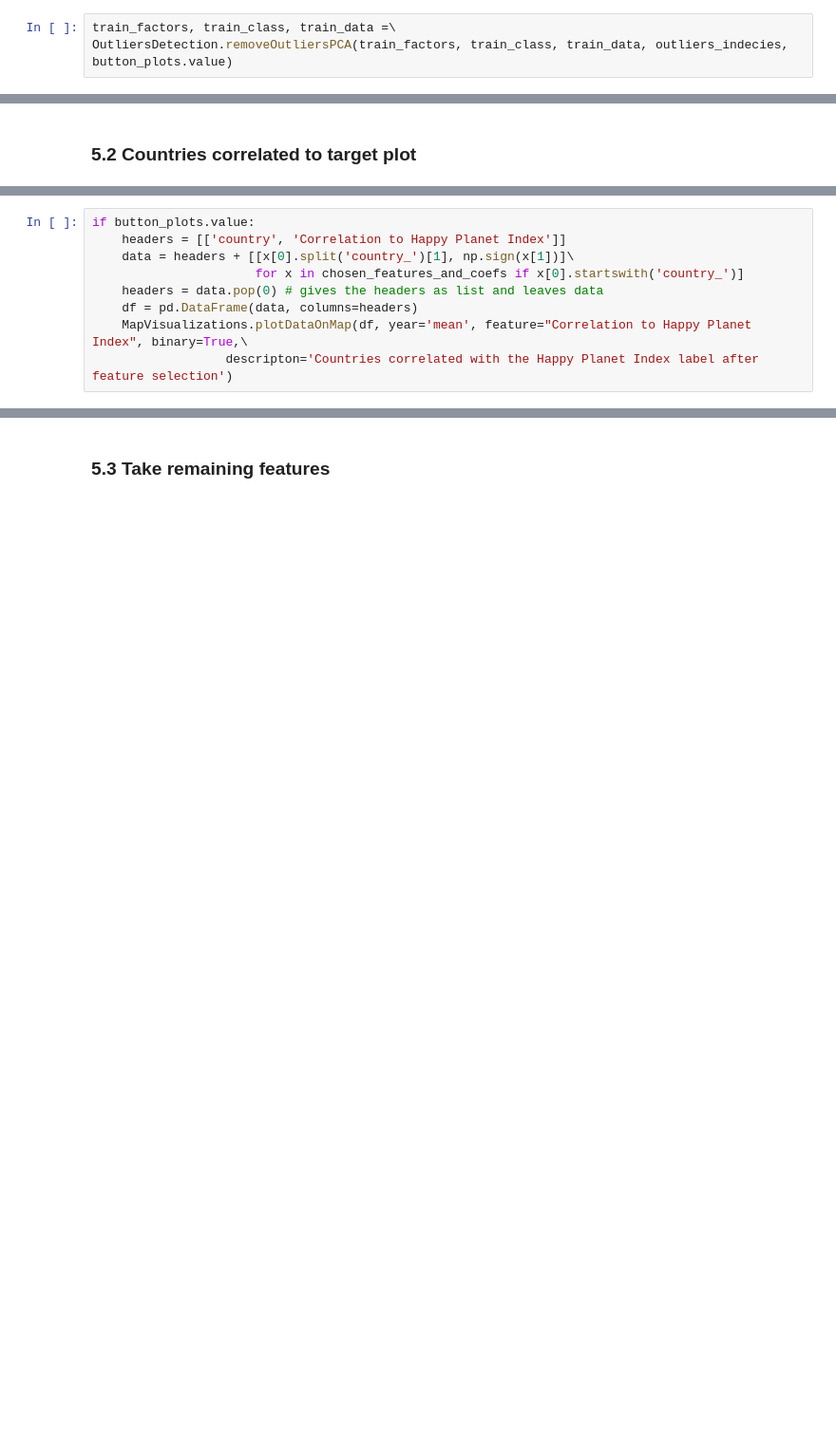
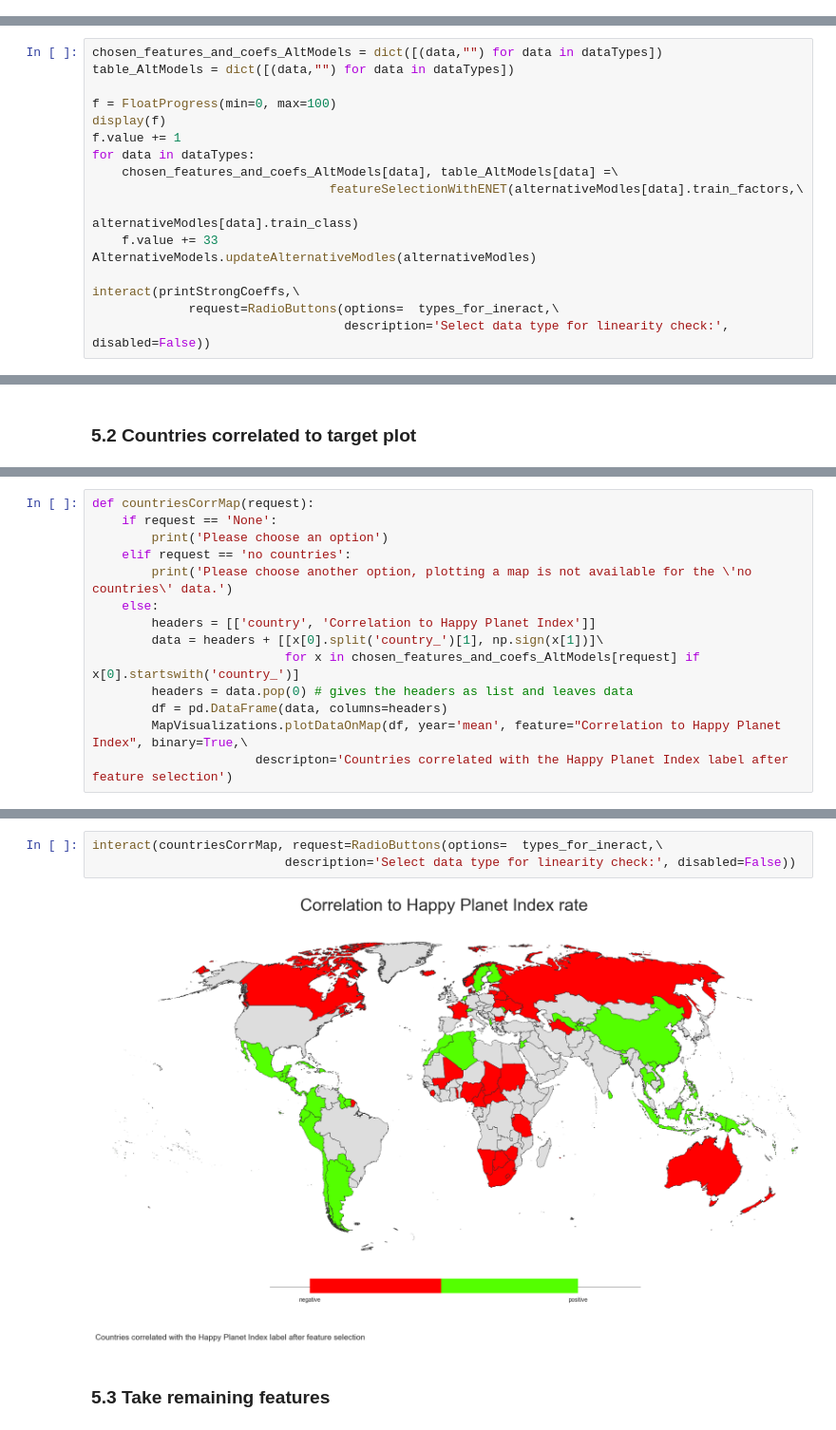
Before and after one commit to acrola/WorkShopDS, a Jupyter notebook: Project-Notebook.ipynb, the cells around one changed output, grey strips where cells are left out. Shown at 95% size. Cells and saved outputs as stored; diff of their text form; blank space fills up the shorter version.

```diff
--- a/Project-Notebook.ipynb
+++ b/Project-Notebook.ipynb
@@ -248,3 +298,0 @@ OutliersDetection.printOutlierCountries(outliers_df_AltModels,outliers_indecies_
-# %%
-train_factors, train_class, train_data =\
-OutliersDetection.removeOutliersPCA(train_factors, train_class, train_data, outliers_indecies, button_plots.value)
@@ -310,0 +347,17 @@ chosen_features_and_coefs_AltModels = dict([(data,chosen_features_and_coefs) for
+# %%
+chosen_features_and_coefs_AltModels = dict([(data,"") for data in dataTypes])
+table_AltModels = dict([(data,"") for data in dataTypes])
+
+f = FloatProgress(min=0, max=100)
+display(f)
+f.value += 1
+for data in dataTypes:
+    chosen_features_and_coefs_AltModels[data], table_AltModels[data] =\
+                                featureSelectionWithENET(alternativeModles[data].train_factors,\
+                                                                    alternativeModles[data].train_class)
+    f.value += 33
+AlternativeModels.updateAlternativeModles(alternativeModles)
+
+interact(printStrongCoeffs,\
+             request=RadioButtons(options=  types_for_ineract,\
+                                  description='Select data type for linearity check:', disabled=False))
@@ -315,9 +378,14 @@ chosen_features_and_coefs_AltModels = dict([(data,chosen_features_and_coefs) for
 # %%
-if button_plots.value:
-    headers = [['country', 'Correlation to Happy Planet Index']]
-    data = headers + [[x[0].split('country_')[1], np.sign(x[1])]\
-                      for x in chosen_features_and_coefs if x[0].startswith('country_')]
-    headers = data.pop(0) # gives the headers as list and leaves data
-    df = pd.DataFrame(data, columns=headers)
-    MapVisualizations.plotDataOnMap(df, year='mean', feature="Correlation to Happy Planet Index", binary=True,\
-                  descripton='Countries correlated with the Happy Planet Index label after feature selection')
+def countriesCorrMap(request):
+    if request == 'None':
+        print('Please choose an option')
+    elif request == 'no countries':
+        print('Please choose another option, plotting a map is not available for the \'no countries\' data.')
+    else:
+        headers = [['country', 'Correlation to Happy Planet Index']]
+        data = headers + [[x[0].split('country_')[1], np.sign(x[1])]\
+                          for x in chosen_features_and_coefs_AltModels[request] if x[0].startswith('country_')]
+        headers = data.pop(0) # gives the headers as list and leaves data
+        df = pd.DataFrame(data, columns=headers)
+        MapVisualizations.plotDataOnMap(df, year='mean', feature="Correlation to Happy Planet Index", binary=True,\
+                      descripton='Countries correlated with the Happy Planet Index label after feature selection')
@@ -326,2 +392,7 @@ if button_plots.value:
+# %%
+interact(countriesCorrMap, request=RadioButtons(options=  types_for_ineract,\
+                          description='Select data type for linearity check:', disabled=False))
+# %% [output]
+[figure, added]
 # %% [markdown]
 ### 5.3 Take remaining features
```
Also changed, not shown: parts of 45 cells of this notebook, 11 other files.
